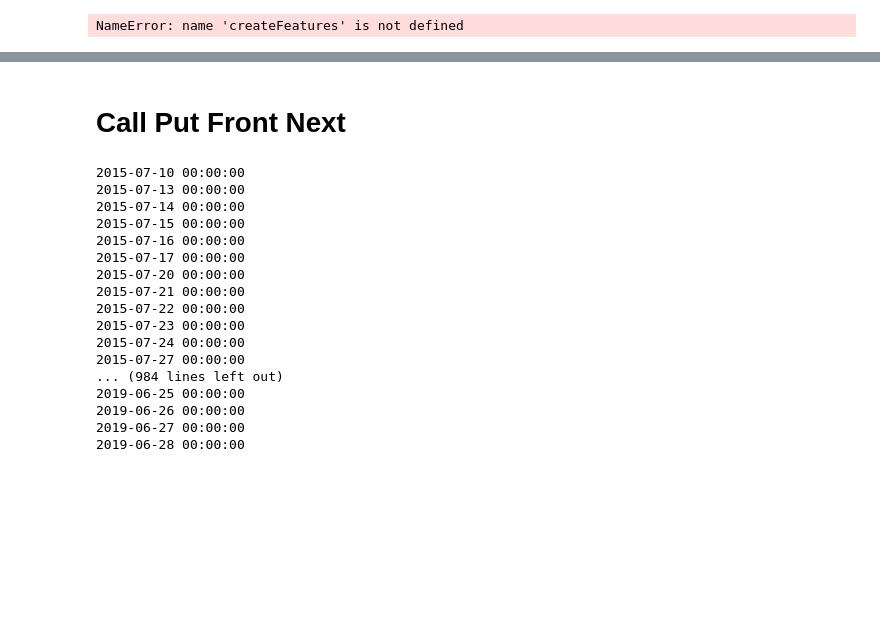
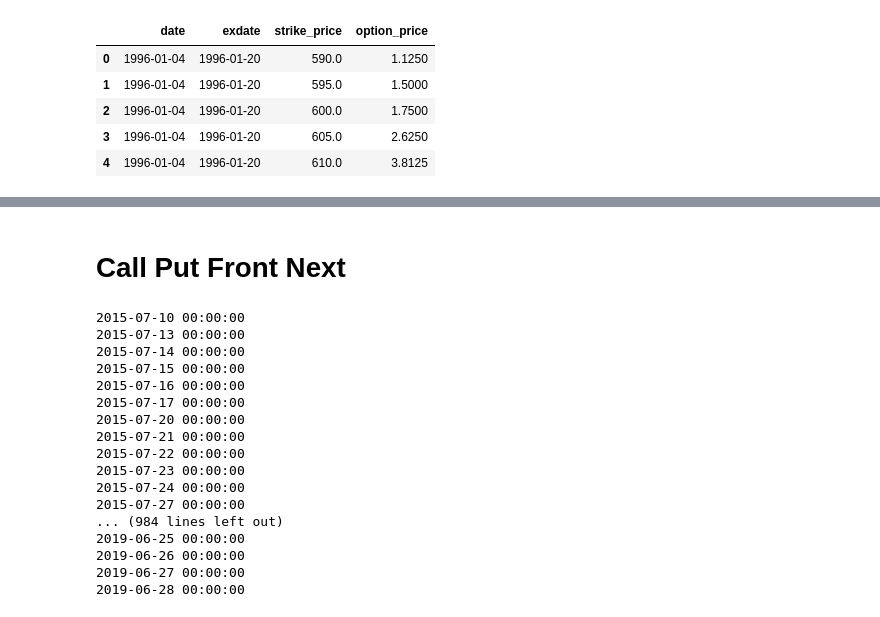
Before and after one commit to spencerljx/Volatility-Prediction, a Jupyter notebook: feature_engine.ipynb, the cells around one changed output, grey strips where cells are left out. Drawn from its saved outputs; the diff is of its cells as text; code cells hidden in the pictures; blank space fills up the shorter version.

```diff
--- a/feature_engine.ipynb
+++ b/feature_engine.ipynb
@@ -123,4 +156,0 @@ SyntaxError: invalid syntax (<ipython-input-12-642ec7ea922f>, line 18)
-# %%
-featuredf=createFeatures(5,5,atmn,allf)
-# %% [output]
-NameError: name 'createFeatures' is not defined
@@ -126,0 +160,9 @@ NameError: name 'createFeatures' is not defined
+# %%
+featuredf_5f.head()
+# %% [output]
+|  | date | exdate | strike_price | option_price |
+| 0 | 1996-01-04 | 1996-01-20 | 590.0 | 1.1250 |
+| 1 | 1996-01-04 | 1996-01-20 | 595.0 | 1.5000 |
+| 2 | 1996-01-04 | 1996-01-20 | 600.0 | 1.7500 |
+| 3 | 1996-01-04 | 1996-01-20 | 605.0 | 2.6250 |
+| 4 | 1996-01-04 | 1996-01-20 | 610.0 | 3.8125 |
```
Also changed, not shown: parts of 20 cells of this notebook.
